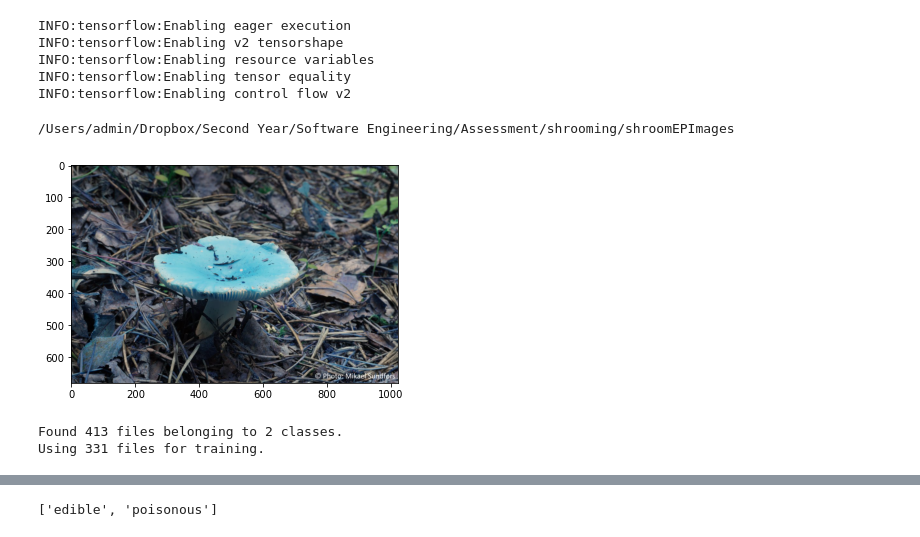
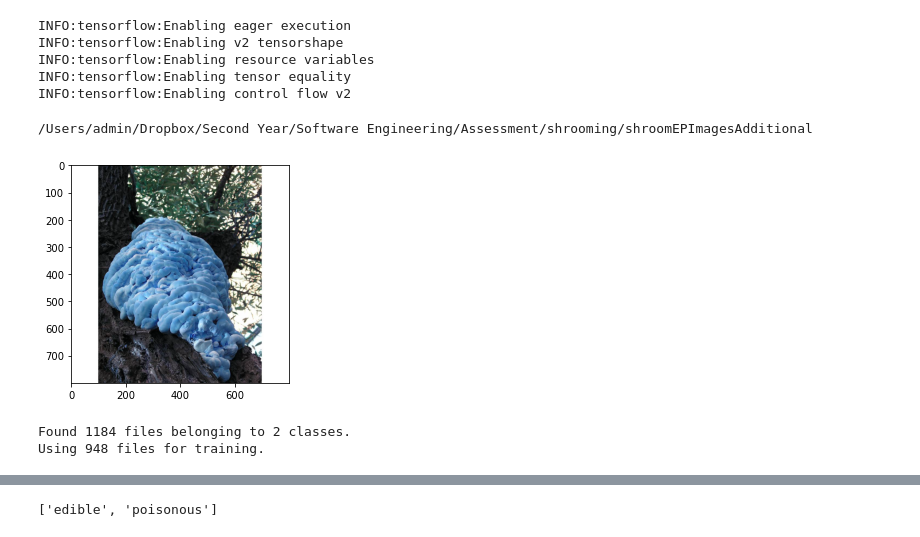
Before and after one commit to SteviePreston/KF5002-Mushroom, a Jupyter notebook: EP Image Classifier-Iterative Development.ipynb, the cells around one changed output, grey strips where cells are left out. Drawn from its saved outputs; the diff is of its cells as text; code cells hidden in the pictures.

```diff
--- a/EP Image Classifier-Iterative Development.ipynb
+++ b/EP Image Classifier-Iterative Development.ipynb
@@ -19,43 +19,49 @@ INFO:tensorflow:Enabling tensor equality
 INFO:tensorflow:Enabling control flow v2
 # %%
 import pathlib
-myFile = 'shroomEPImages'
+myFile = 'shroomEPImagesAdditional'
 data_dir = os.path.abspath("./" + myFile)
 print(data_dir)
 
+
 categories = ['edible', 'poisonous']
-
+#loop through category names
 for category in categories:
+    #append category name from array into the full path
     path = os.path.join(data_dir, category)
+    #loop through each image within the full path
     for img in os.listdir(path):
+        #add images to array
         img_array = cv2.imread(os.path.join(path,img))
+        #display data as an image
         plt.imshow(img_array)
         plt.show
         break
     break
+    #display image
     print(img_array)
 # %% [output]
-/Users/admin/Dropbox/Second Year/Software Engineering/Assessment/shrooming/shroomEPImages
+/Users/admin/Dropbox/Second Year/Software Engineering/Assessment/shrooming/shroomEPImagesAdditional
-[figure, old version]
+[figure, new version]
 # %%
 batch_size = 32
 img_height = 180
 img_width = 180
 
 import pathlib
-myFile = 'shroomEPImages'
+myFile = 'shroomEPImagesAdditional'
 data_dir = os.path.abspath("./" + myFile) # or similar, depending on your scenario
-
-train_ds = tf.keras.preprocessing.image_dataset_from_directory(
-  data_dir,
-  validation_split=0.2,
-  subset="training",
-  seed=123,
-  image_size=(img_height, img_width),
-  batch_size=batch_size)
-# %% [output]
-Found 413 files belonging to 2 classes.
-Using 331 files for training.
+# %%
+train_ds = tf.keras.preprocessing.image_dataset_from_directory(
+  data_dir,
+  validation_split=0.2,
+  subset="training",
+  seed=123,
+  image_size=(img_height, img_width),
+  batch_size=batch_size)
+# %% [output]
+Found 1184 files belonging to 2 classes.
+Using 948 files for training.
 # %%
 val_ds = tf.keras.preprocessing.image_dataset_from_directory(
   data_dir,
```
Also changed, not shown: parts of 15 cells of this notebook, 1 other file.
